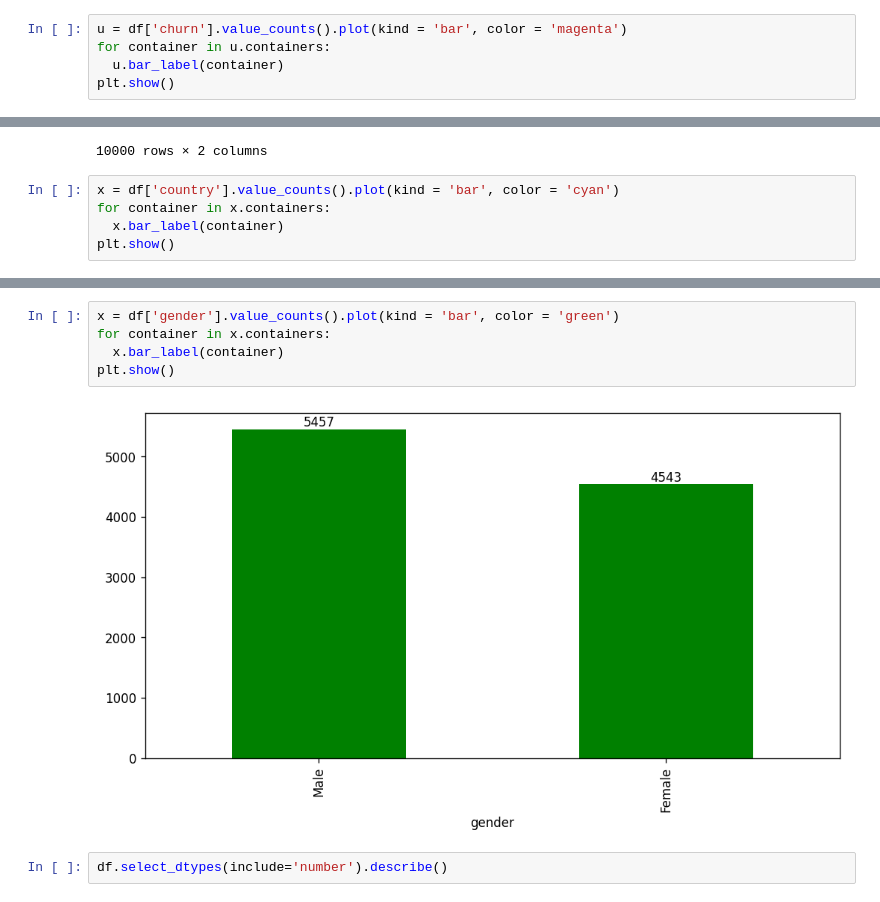
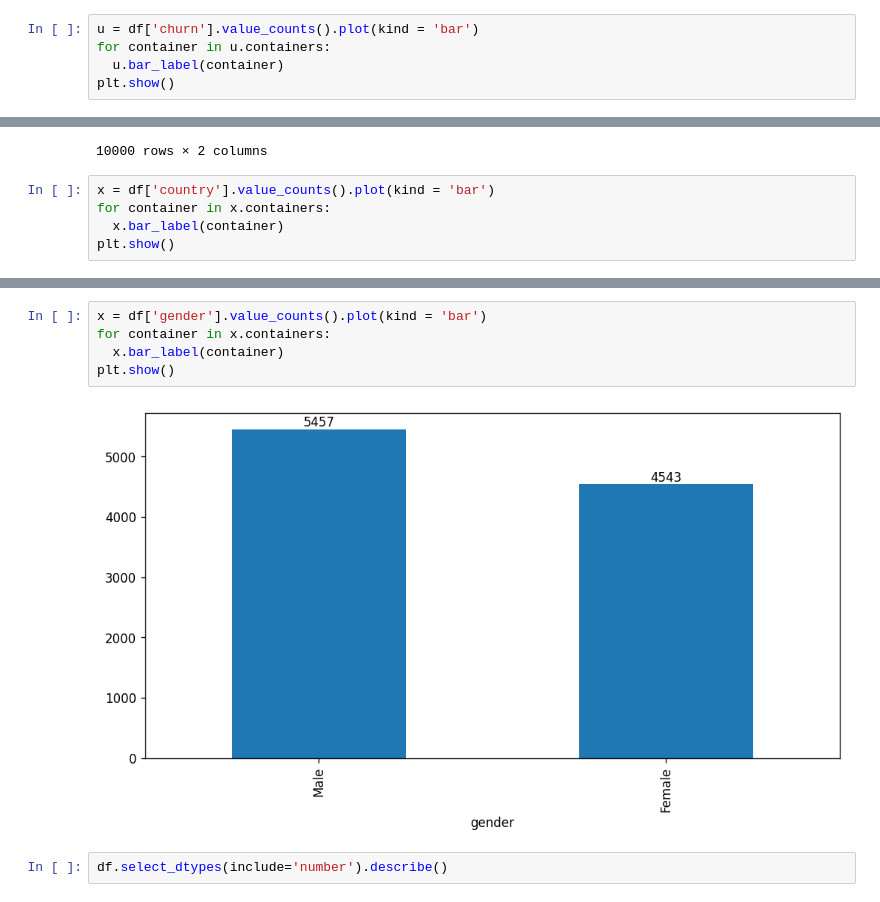
Before and after one commit to tnsonlahh/-DSEB-64A-Group-10_Customer-Churn-Prediction-, a Jupyter notebook: ChurnOneBank_Data.ipynb, the cells around one changed output, grey strips where cells are left out. Cells and saved outputs as stored; diff of their text form.

```diff
--- a/ChurnOneBank_Data.ipynb
+++ b/ChurnOneBank_Data.ipynb
@@ -201,5 +165,5 @@ for var in numeric_variables:
 # %%
-u = df['churn'].value_counts().plot(kind = 'bar', color = 'magenta')
+u = df['churn'].value_counts().plot(kind = 'bar')
 for container in u.containers:
   u.bar_label(container)
 plt.show()
@@ -222,7 +186,7 @@ df.select_dtypes(include='object')
 | 9999 | France | Female |
 10000 rows × 2 columns
 # %%
-x = df['country'].value_counts().plot(kind = 'bar', color = 'cyan')
+x = df['country'].value_counts().plot(kind = 'bar')
 for container in x.containers:
   x.bar_label(container)
 plt.show()
@@ -231,10 +195,10 @@ plt.show()
 # %%
-x = df['gender'].value_counts().plot(kind = 'bar', color = 'green')
+x = df['gender'].value_counts().plot(kind = 'bar')
 for container in x.containers:
   x.bar_label(container)
 plt.show()
 # %% [output]
-[figure, old version]
+[figure, new version]
 # %%
 df.select_dtypes(include='number').describe()
 # %% [output]
```
Also changed, not shown: parts of 30 cells of this notebook, 1 other file.
